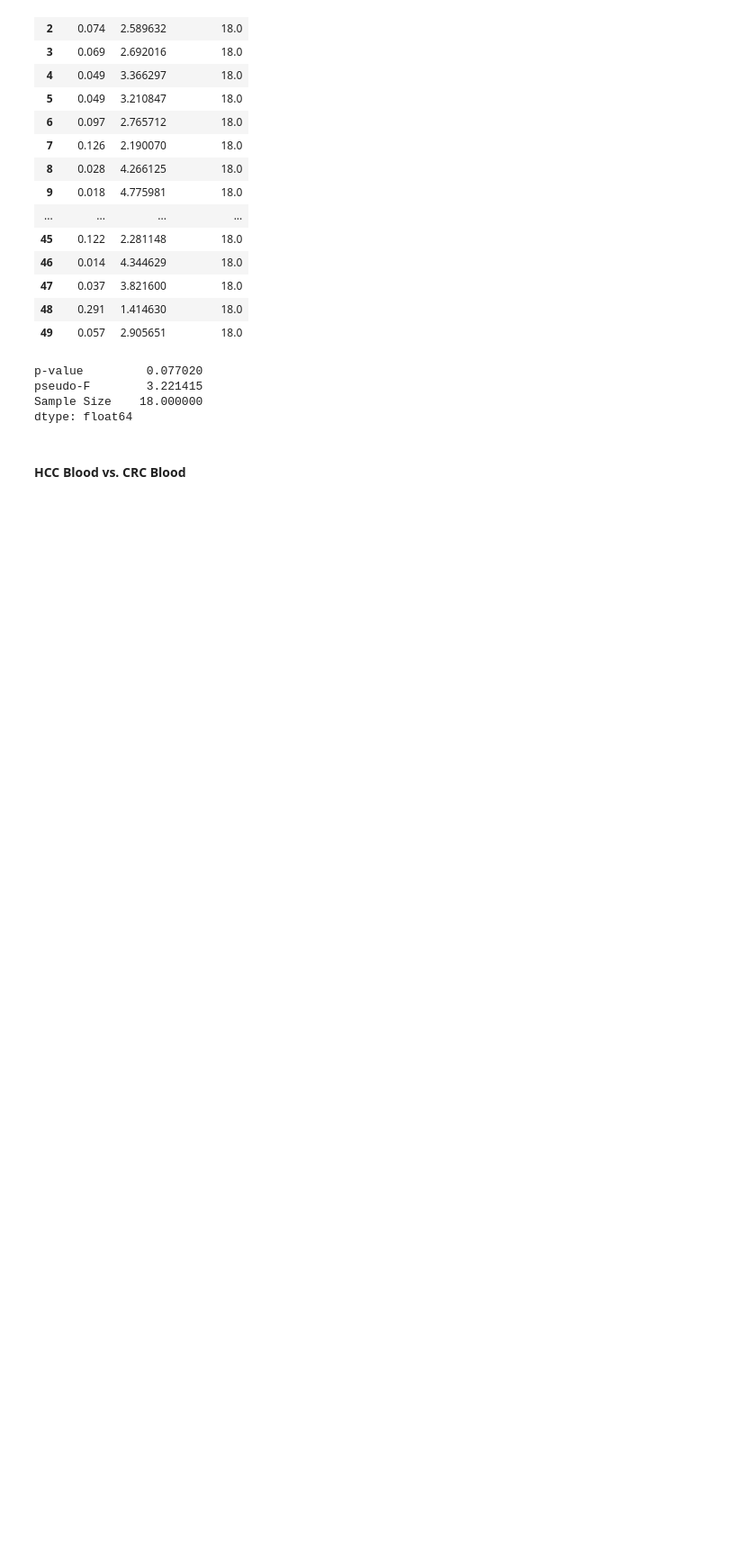
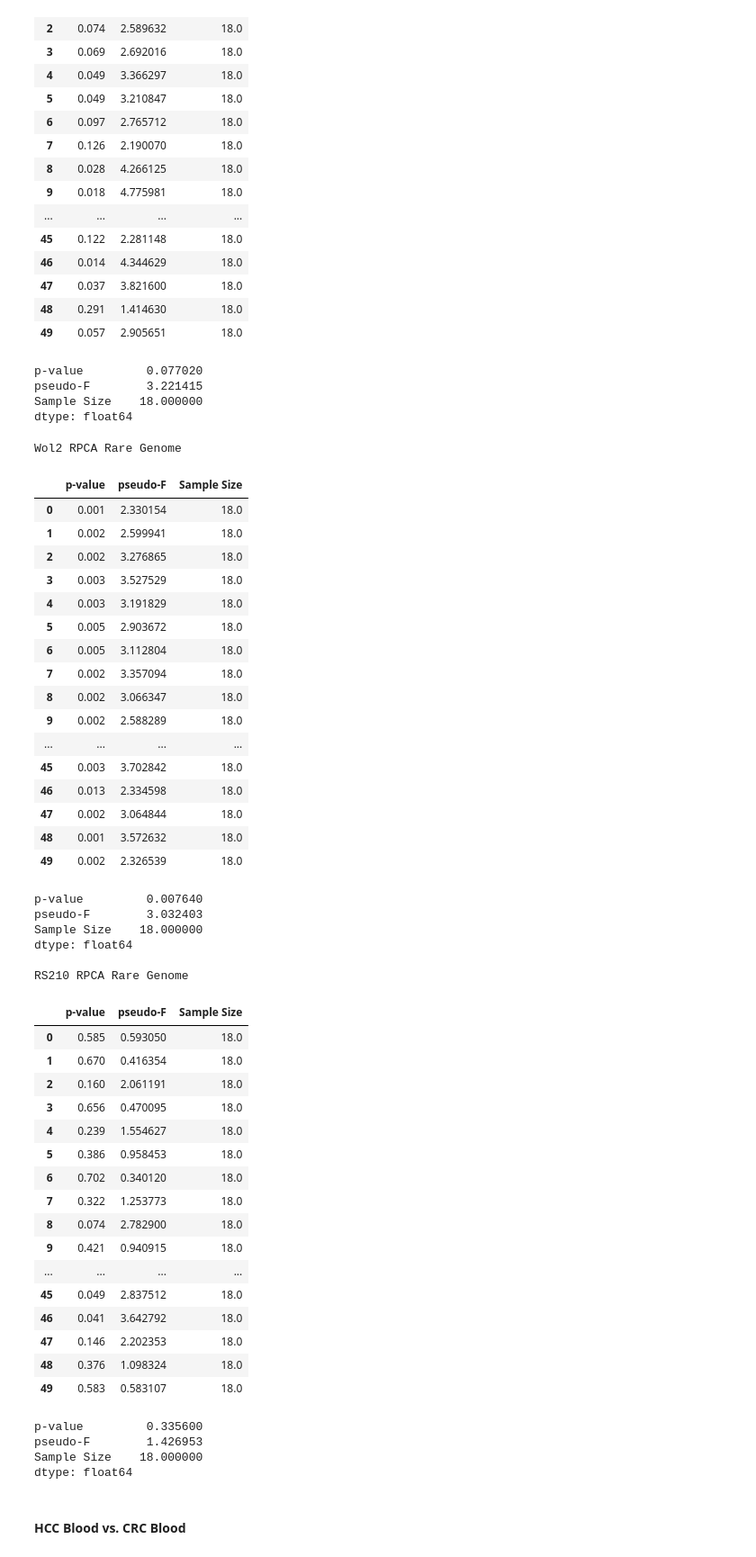
Before and after one commit to cguccione/HCC-microbialDNA, a Jupyter notebook: 4_BetaDiversitySummary.ipynb, the cells around one changed output. Shown at 90% size. Drawn from its saved outputs; the diff is of its cells as text; code cells hidden in the pictures; blank space fills up the shorter version.

```diff
--- a/4_BetaDiversitySummary.ipynb
+++ b/4_BetaDiversitySummary.ipynb
@@ -522,6 +692,55 @@ p-value         0.077020
 pseudo-F        3.221415
 Sample Size    18.000000
 dtype: float64
+# %%
+
+rs210_rpca_genome, wol2_rpca_genome, df_wol2_rpca_rare_genome, df_rs210_rpca_rare_genome = call_beta_species('adj_HCC_v_CRC', 'tumor_type', rarefaction=2000, numRares=50, decoide_min_feature_count=1)
+# %% [output]
+Wol2 RPCA Rare Genome
+|  | p-value | pseudo-F | Sample Size |
+| 0 | 0.001 | 2.330154 | 18.0 |
+| 1 | 0.002 | 2.599941 | 18.0 |
+| 2 | 0.002 | 3.276865 | 18.0 |
+| 3 | 0.003 | 3.527529 | 18.0 |
+| 4 | 0.003 | 3.191829 | 18.0 |
+| 5 | 0.005 | 2.903672 | 18.0 |
+| 6 | 0.005 | 3.112804 | 18.0 |
+| 7 | 0.002 | 3.357094 | 18.0 |
+| 8 | 0.002 | 3.066347 | 18.0 |
+| 9 | 0.002 | 2.588289 | 18.0 |
+| ... | ... | ... | ... |
+| 45 | 0.003 | 3.702842 | 18.0 |
+| 46 | 0.013 | 2.334598 | 18.0 |
+| 47 | 0.002 | 3.064844 | 18.0 |
+| 48 | 0.001 | 3.572632 | 18.0 |
+| 49 | 0.002 | 2.326539 | 18.0 |
+p-value         0.007640
+pseudo-F        3.032403
+Sample Size    18.000000
+dtype: float64
+
+RS210 RPCA Rare Genome
+|  | p-value | pseudo-F | Sample Size |
+| 0 | 0.585 | 0.593050 | 18.0 |
+| 1 | 0.670 | 0.416354 | 18.0 |
+| 2 | 0.160 | 2.061191 | 18.0 |
+| 3 | 0.656 | 0.470095 | 18.0 |
+| 4 | 0.239 | 1.554627 | 18.0 |
+| 5 | 0.386 | 0.958453 | 18.0 |
+| 6 | 0.702 | 0.340120 | 18.0 |
+| 7 | 0.322 | 1.253773 | 18.0 |
+| 8 | 0.074 | 2.782900 | 18.0 |
+| 9 | 0.421 | 0.940915 | 18.0 |
+| ... | ... | ... | ... |
+| 45 | 0.049 | 2.837512 | 18.0 |
+| 46 | 0.041 | 3.642792 | 18.0 |
+| 47 | 0.146 | 2.202353 | 18.0 |
+| 48 | 0.376 | 1.098324 | 18.0 |
+| 49 | 0.583 | 0.583107 | 18.0 |
+p-value         0.335600
+pseudo-F        1.426953
+Sample Size    18.000000
+dtype: float64
 # %% [markdown]
 #### HCC Blood vs. CRC Blood
 # %%
```
Also changed, not shown: parts of 7 cells of this notebook, 34 other files.
